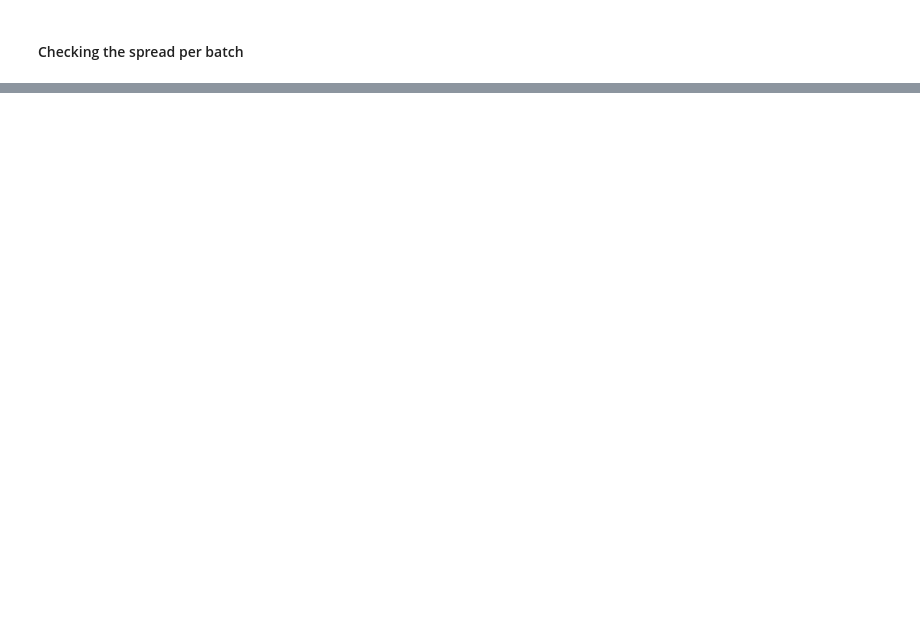
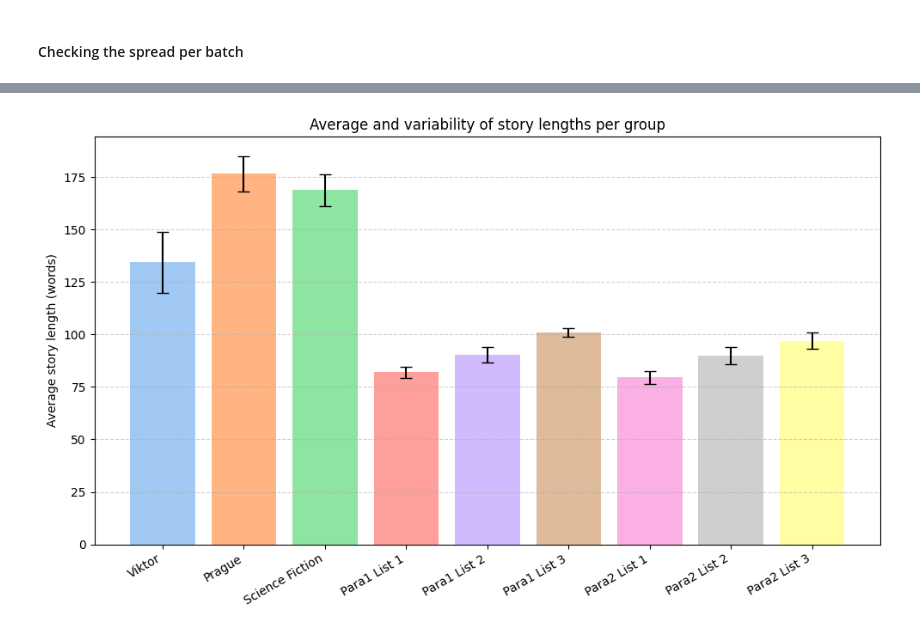
Before and after one commit to joaocnvdias/mech-i-coherence, a Jupyter notebook: vector-fields/development/prompt-v-paraphrase.ipynb, the cells around one changed output, grey strips where cells are left out. Drawn from its saved outputs; the diff is of its cells as text; code cells hidden in the pictures; blank space fills up the shorter version.

```diff
--- a/vector-fields/development/prompt-v-paraphrase.ipynb
+++ b/vector-fields/development/prompt-v-paraphrase.ipynb
@@ -221,0 +265,14 @@ plt.show()
+# %%
+means = [np.mean(lens) for lens in batch_unique_counts]
+stds = [np.std(lens) for lens in batch_unique_counts]
+
+plt.figure(figsize=(10, 6))
+bars = plt.bar(labels, means, yerr=stds, color=colors, capsize=5)
+plt.ylabel("Average story length (words)")
+plt.title("Average and variability of story lengths per group")
+plt.xticks(rotation=30, ha="right")
+plt.grid(axis="y", linestyle="--", alpha=0.6)
+plt.tight_layout()
+plt.show()
+# %% [output]
+[figure, added]
```
Also changed, not shown: parts of 11 cells of this notebook.
